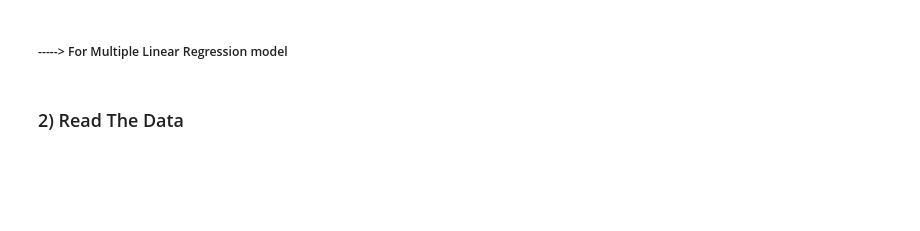
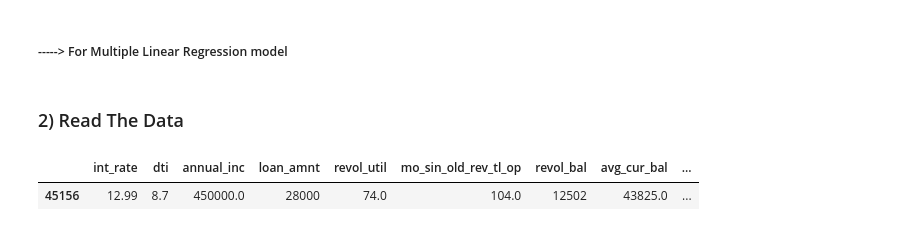
Before and after one commit to AbdelMaksoudd/LendMind, a Jupyter notebook: notebooks/02_build_and_evaluate_models.ipynb, the cells around one changed output. Cells and saved outputs as stored; diff of their text form; code cells hidden in the pictures; blank space fills up the shorter version.

```diff
--- a/notebooks/02_build_and_evaluate_models.ipynb
+++ b/notebooks/02_build_and_evaluate_models.ipynb
@@ -37,3 +31,9 @@ from sklearn import preprocessing
 from sklearn import linear_model
 # %% [markdown]
 ### 2) Read The Data
+# %%
+df = pd.read_csv(r'../data/cleaned_data.csv')
+df.sample(1)
+# %% [output]
+|  | int_rate | dti | annual_inc | loan_amnt | revol_util | mo_sin_old_rev_tl_op | revol_bal | avg_cur_bal | ... |
+| 45156 | 12.99 | 8.7 | 450000.0 | 28000 | 74.0 | 104.0 | 12502 | 43825.0 | ... |
```
Also changed, not shown: parts of 4 cells of this notebook, 2 other files.
